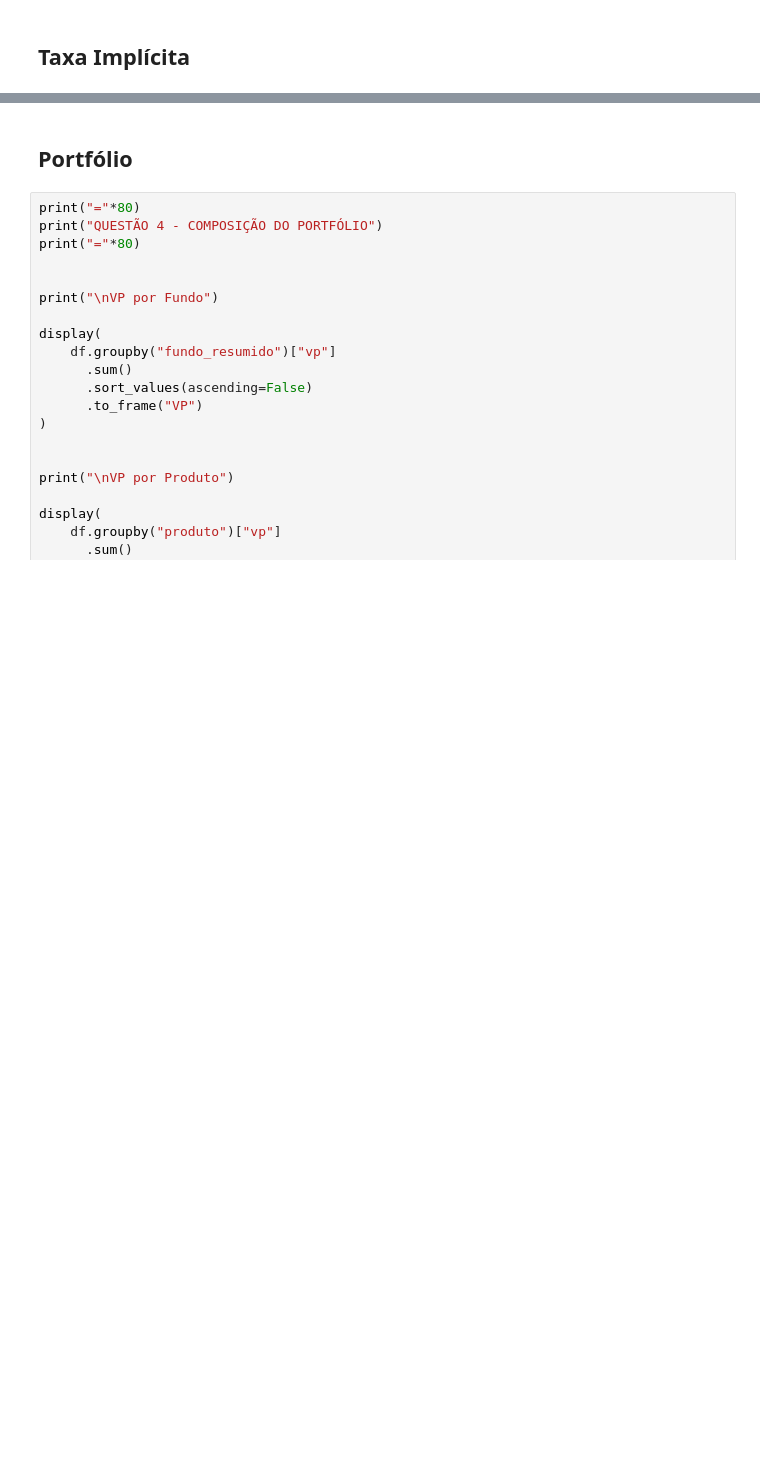
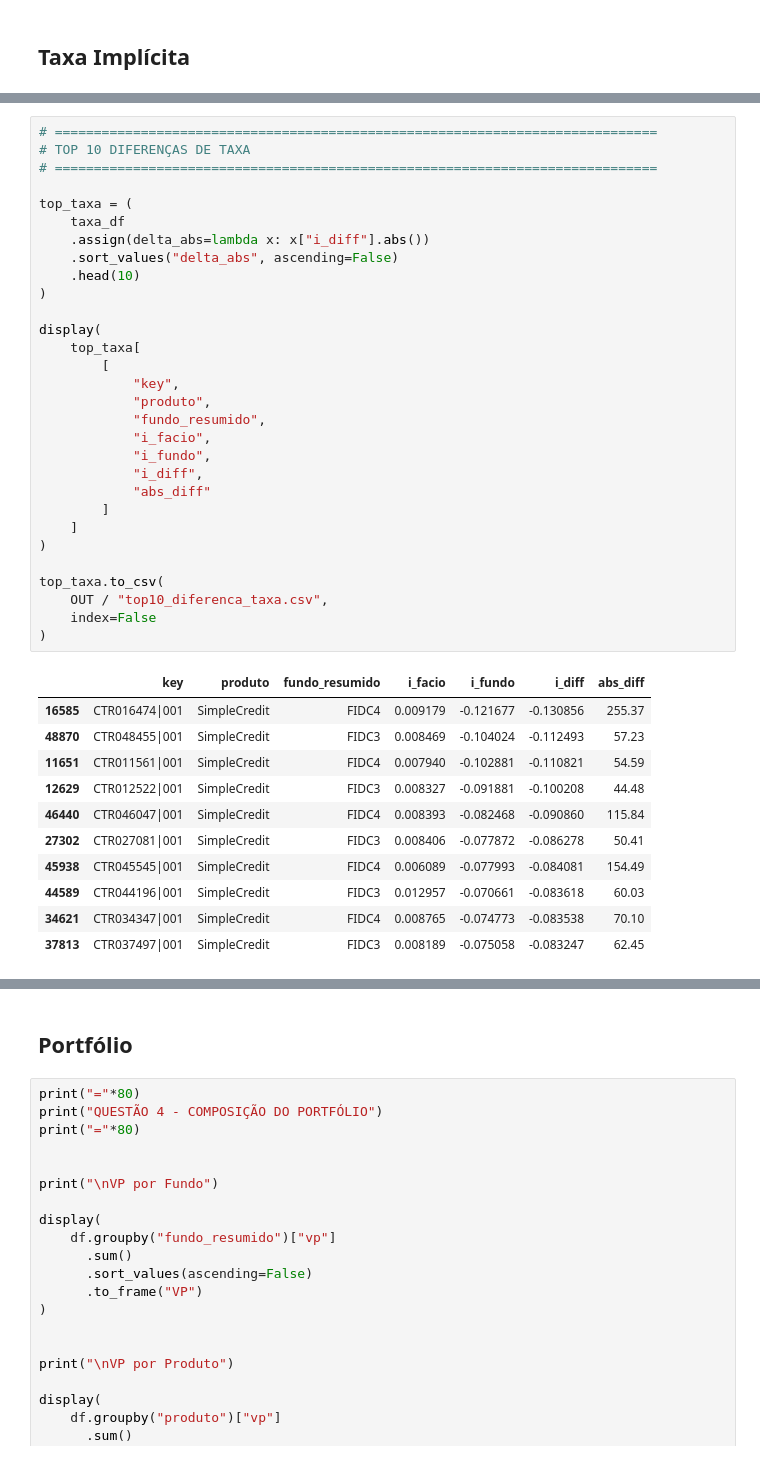
Before and after one commit to caahpaiva/case_facio_financial_reconciliation, a Jupyter notebook: notebooks/01_reconciliation_analysis.ipynb, the cells around one changed output, grey strips where cells are left out. Cells and saved outputs as stored; diff of their text form; blank space fills up the shorter version.

```diff
--- a/notebooks/01_reconciliation_analysis.ipynb
+++ b/notebooks/01_reconciliation_analysis.ipynb
@@ -783,0 +1224,42 @@ Diferença por Fundo
+# %%
+# =============================================================================
+# TOP 10 DIFERENÇAS DE TAXA
+# =============================================================================
+
+top_taxa = (
+    taxa_df
+    .assign(delta_abs=lambda x: x["i_diff"].abs())
+    .sort_values("delta_abs", ascending=False)
+    .head(10)
+)
+
+display(
+    top_taxa[
+        [
+            "key",
+            "produto",
+            "fundo_resumido",
+            "i_facio",
+            "i_fundo",
+            "i_diff",
+            "abs_diff"
+        ]
+    ]
+)
+
+top_taxa.to_csv(
+    OUT / "top10_diferenca_taxa.csv",
+    index=False
+)
+# %% [output]
+|  | key | produto | fundo_resumido | i_facio | i_fundo | i_diff | abs_diff |
+| 16585 | CTR016474|001 | SimpleCredit | FIDC4 | 0.009179 | -0.121677 | -0.130856 | 255.37 |
+| 48870 | CTR048455|001 | SimpleCredit | FIDC3 | 0.008469 | -0.104024 | -0.112493 | 57.23 |
+| 11651 | CTR011561|001 | SimpleCredit | FIDC4 | 0.007940 | -0.102881 | -0.110821 | 54.59 |
+| 12629 | CTR012522|001 | SimpleCredit | FIDC3 | 0.008327 | -0.091881 | -0.100208 | 44.48 |
+| 46440 | CTR046047|001 | SimpleCredit | FIDC4 | 0.008393 | -0.082468 | -0.090860 | 115.84 |
+| 27302 | CTR027081|001 | SimpleCredit | FIDC3 | 0.008406 | -0.077872 | -0.086278 | 50.41 |
+| 45938 | CTR045545|001 | SimpleCredit | FIDC4 | 0.006089 | -0.077993 | -0.084081 | 154.49 |
+| 44589 | CTR044196|001 | SimpleCredit | FIDC3 | 0.012957 | -0.070661 | -0.083618 | 60.03 |
+| 34621 | CTR034347|001 | SimpleCredit | FIDC4 | 0.008765 | -0.074773 | -0.083538 | 70.10 |
+| 37813 | CTR037497|001 | SimpleCredit | FIDC3 | 0.008189 | -0.075058 | -0.083247 | 62.45 |
```
Also changed, not shown: parts of 20 cells of this notebook, 5 other files.
